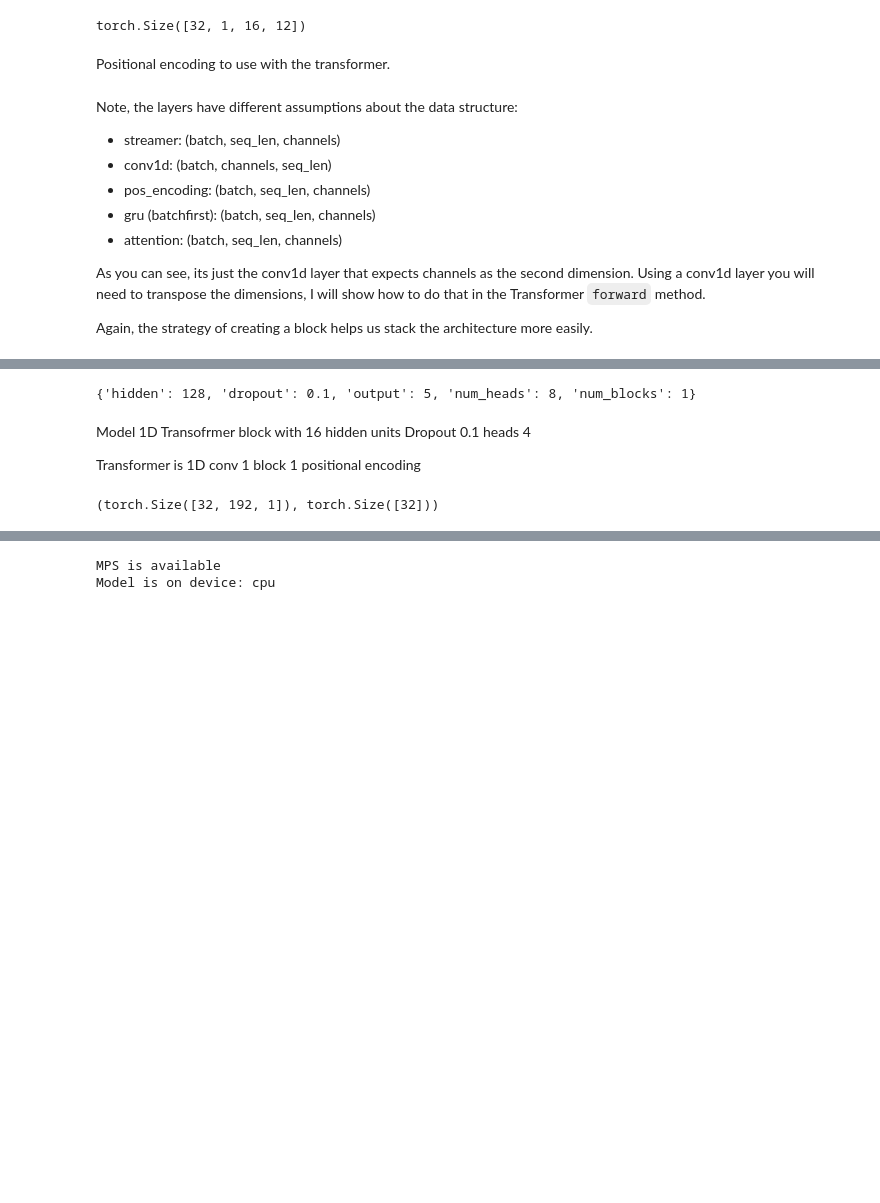
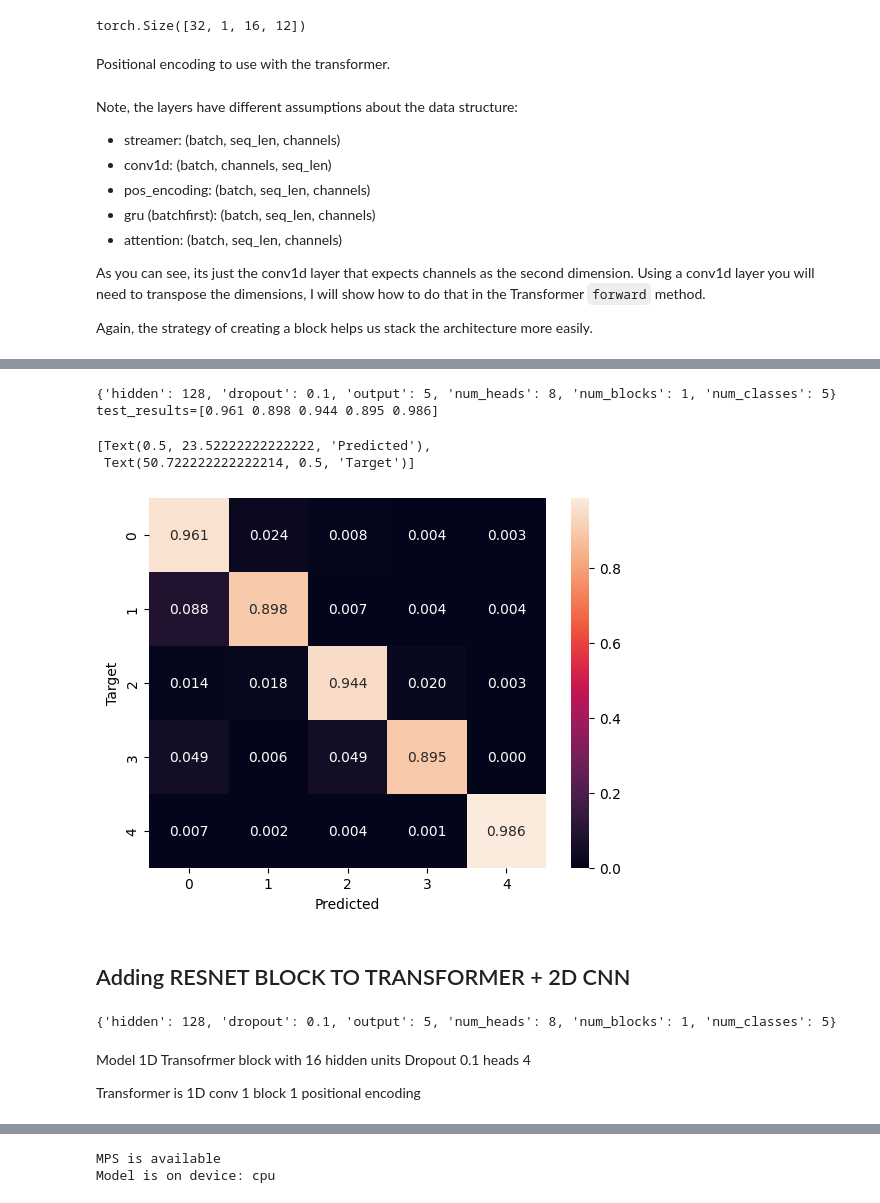
Before and after one commit to FP-byte/MADS_MachineLearning_Project, a Jupyter notebook: notebooks/03_2D_weightadjstement-models.ipynb, the cells around one changed output, grey strips where cells are left out. Saved outputs shown, nothing was run; the diff lists cells and outputs as text; code cells hidden in the pictures; blank space fills up the shorter version.

Commit message:
Experiment with Resnet blocks

```diff
--- a/notebooks/03_2D_weightadjstement-models.ipynb
+++ b/notebooks/03_2D_weightadjstement-models.ipynb
@@ -211,12 +211,13 @@ class TransformerBlock(nn.Module):
         x = self.layer_norm2(x + identity) # Add & Norm skip
         return x
 
-class Transformer(nn.Module):
+class Transformer2D(nn.Module):
     def __init__(
         self,
         config: dict,
     ) -> None:
         super().__init__()
+        hidden = config["hidden"]
         self.convolutions = nn.ModuleList([
             ConvBlock(1, hidden),
         ])
@@ -266,6 +267,7 @@ class Transformer(nn.Module):
         x = x.view(32, 1, 16, 12) # reshape to 2D
         for conv in self.convolutions:
             x = conv(x)
+        x = x.view(32, 128, 48)
         x = self.pos_encoder(x.transpose(1, 2)) # flip back to seq_len and channels
 
         # Apply multiple transformer blocks
@@ -275,3 +277,16 @@ class Transformer(nn.Module):
         x = x.mean(dim=1) # Global Average Pooling
         x = self.out(x)
         return x
+# %%
+import math
+
+config = {
+    "hidden": 128,
+    "dropout": 0.1,
+    "output": 5,
+    "num_heads": 8,
+    "num_blocks": 1,
+    "num_classes": 5,
+}
+print(config)
+model = Transformer2D(config)
@@ -277,0 +352,32 @@ class Transformer(nn.Module):
+# %%
+y_true = []
+y_pred = []
+#model = model.to("cpu")
+
+#testdata = [(x.to(device), y.to(device)) for x, y in teststreamer.stream()]
+testdata = teststreamer.stream()
+for _ in range(len(teststreamer)):
+    X, y = next(testdata)
+
+    yhat = model(X)
+    yhat = yhat.argmax(dim=1) # we get the one with the highest probability
+    y_pred.append(yhat.cpu().tolist())
+    y_true.append(y.cpu().tolist())
+
+yhat = [x for y in y_pred for x in y]
+y = [x for y in y_true for x in y]
+
+cfm = confusion_matrix(y, yhat)
+cfm = cfm / np.sum(cfm, axis=1, keepdims=True)
+print(config)
+print(f'test_results={np.round(cfm[cfm > 0.3], 3)}')
+plot = sns.heatmap(cfm, annot=cfm, fmt=".3f")
+plot.set(xlabel="Predicted", ylabel="Target")
+# %% [output]
+{'hidden': 128, 'dropout': 0.1, 'output': 5, 'num_heads': 8, 'num_blocks': 1, 'num_classes': 5}
+test_results=[0.961 0.898 0.944 0.895 0.986]
+[Text(0.5, 23.52222222222222, 'Predicted'),
+ Text(50.722222222222214, 0.5, 'Target')]
+[figure, added]
+# %% [markdown]
+## Adding RESNET BLOCK TO TRANSFORMER + 2D CNN
@@ -283,11 +483,12 @@ config = {
     "output": 5,
     "num_heads": 8,
     "num_blocks": 1,
+    "num_classes": 5,
 }
 print(config)
-model = models.Transformer(config)
+model = TransformerResnet(config)
 # %% [output]
-{'hidden': 128, 'dropout': 0.1, 'output': 5, 'num_heads': 8, 'num_blocks': 1}
+{'hidden': 128, 'dropout': 0.1, 'output': 5, 'num_heads': 8, 'num_blocks': 1, 'num_classes': 5}
 # %% [markdown]
 Model 1D
 Transofrmer block with 16 hidden units
@@ -297,9 +498,4 @@ heads 4
 Transformer is 1D conv
 1 block
 1 positional encoding
-# %%
-x, y = next(trainstreamer.stream())
-x.shape, y.shape
-# %% [output]
-(torch.Size([32, 192, 1]), torch.Size([32]))
 # %%
```
Also changed, not shown: parts of 7 cells of this notebook, 11 other files.
